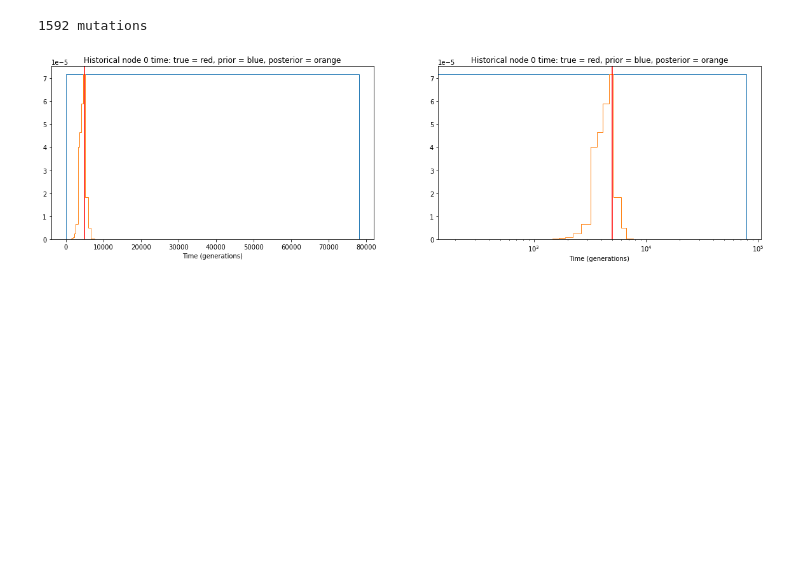
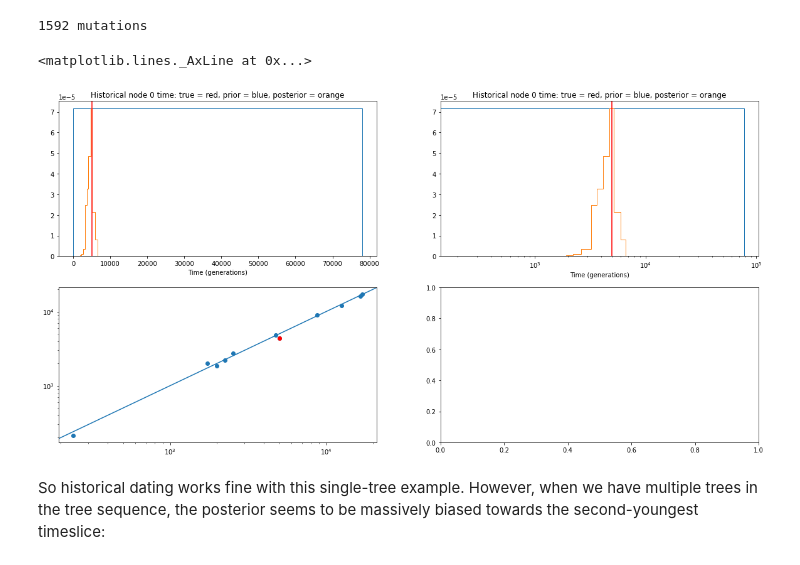
Before and after one commit to hyanwong/molecular-sample-dating, a Jupyter notebook: notebooks/uniform_prior.ipynb, the cells around one changed output. Saved outputs shown, nothing was run; the diff lists cells and outputs as text; code cells hidden in the pictures; blank space fills up the shorter version.

Commit message:
Add extra plots to test the uniform prior

```diff
--- a/notebooks/uniform_prior.ipynb
+++ b/notebooks/uniform_prior.ipynb
@@ -20,14 +20,14 @@ def generate_ts(
             msprime.SampleSet(1, time=hist_time, ploidy=1),
             msprime.SampleSet(5),
         ]
-    mutated_ts = msprime.sim_ancestry(
+    ts = msprime.sim_ancestry(
         samples=samples,
         population_size=Ne,
         sequence_length=2e6,
         recombination_rate=rho,
         random_seed=1,
     )
-    return msprime.mutate(mutated_ts, rate=mu, random_seed=1)
+    return msprime.mutate(ts, rate=mu, random_seed=2)
 
 mutated_ts = generate_ts(Ne, mu, historical_time)
 plt.hist(mutated_ts.nodes_time)
@@ -40,24 +40,33 @@ print(mutated_ts.num_mutations, "mutations")
 # %%
 prior = tsdate.build_prior_grid(mutated_ts, Ne=Ne, allow_historical_samples=True, truncate_priors=True, node_var_override={0:1000})
 # %%
+focal_node = 0 #mutated_ts.first().root
 # Replace the prior for node 0 with a uniform prior over all timeslices
-prior[0] = np.concatenate(([0],np.diff(prior.timepoints)/np.max(np.diff(prior.timepoints))))
-hist_prior = prior[0].copy()
+prior[focal_node] = np.concatenate(([0],np.diff(prior.timepoints)/np.max(np.diff(prior.timepoints))))
+hist_prior = prior[focal_node].copy()
 # %%
 # date
 dated_ts, posteriors = tsdate.date(mutated_ts, priors=prior, mutation_rate=mu, return_posteriors=True)
 # %%
-fig, axes = plt.subplots(1, 2, figsize=(20, 5))
+fig, axes = plt.subplots(2, 2, figsize=(20, 10))
 prior_pdf = hist_prior[1:]/np.diff(prior.timepoints)
 max_prior = np.max(prior_pdf)
-posterior_pdf = posteriors[0]/(posteriors['end_time'] - posteriors['start_time'])
-for ax in axes:
+posterior_pdf = posteriors[focal_node]/(posteriors['end_time'] - posteriors['start_time'])
+for ax in axes[0]:
     ax.stairs(prior_pdf, prior.timepoints)
     ax.stairs(posterior_pdf / max(posterior_pdf) * max_prior, np.concatenate((posteriors['start_time'][:1], posteriors['end_time'])))
-    ax.axvline(historical_time, c="red")
+    ax.axvline(mutated_ts.node(focal_node).time, c="red")
     ax.set_title(f"Historical node 0 time: true = red, prior = blue, posterior = orange")
     ax.set_xlabel(f"Time ({dated_ts.time_units})")
-axes[1].set_xscale("log")
+axes[0][1].set_xscale("log")
+axes[1][0].scatter(mutated_ts.nodes_time, dated_ts.nodes_time)
+axes[1][0].plot(mutated_ts.nodes_time[focal_node], dated_ts.nodes_time[focal_node], "co")
+axes[1][0].set_xscale("log")
+axes[1][0].set_yscale("log")
+axes[1][0].axline([min(mutated_ts.nodes_time)]*2, [max(mutated_ts.nodes_time)]*2)
 # %% [output]
+<matplotlib.lines._AxLine at 0x...>
-[figure, old version]
+[figure, new version]
+# %% [markdown]
+So historical dating works fine with this single-tree example. However, when we have multiple trees in the tree sequence, the posterior seems to be massively biased towards the second-youngest timeslice:
 # %%
```
Also changed, not shown: parts of 5 cells of this notebook.
